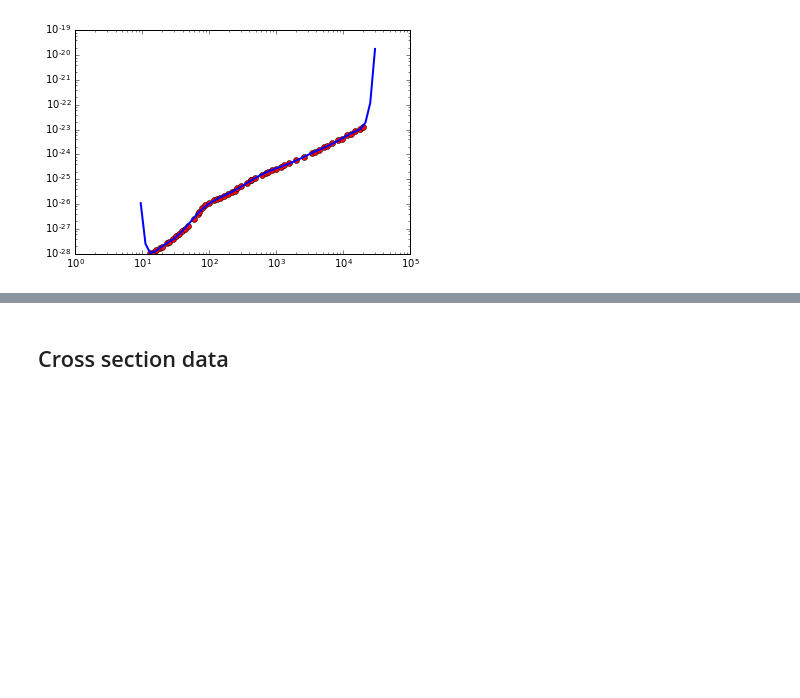
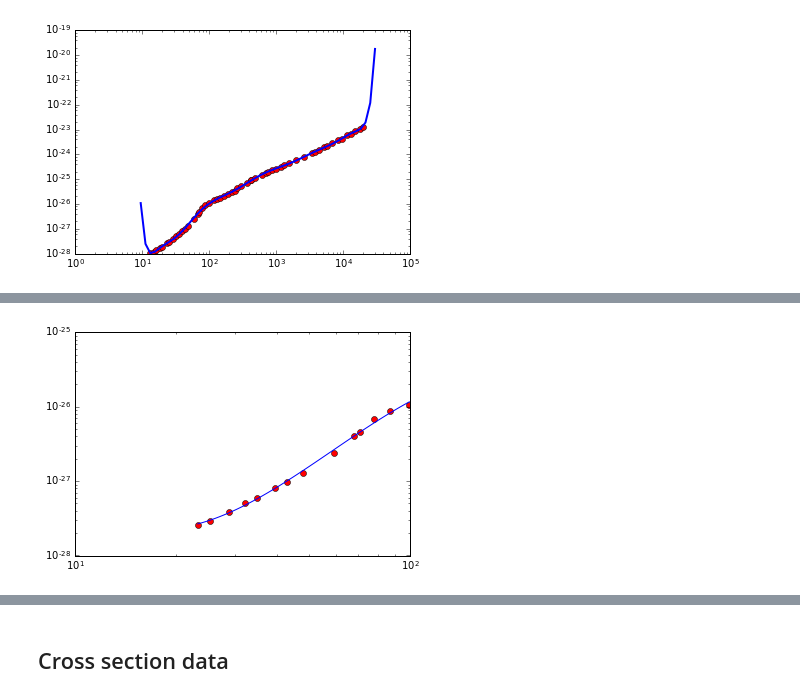
Before and after one commit to restrepo/straightfits, a Jupyter notebook: examples/example_multicurves.ipynb, the cells around one changed output, grey strips where cells are left out. Drawn from its saved outputs; the diff is of its cells as text; code cells hidden in the pictures; blank space fills up the shorter version.

```diff
--- a/examples/example_multicurves.ipynb
+++ b/examples/example_multicurves.ipynb
@@ -86,0 +93,4 @@ plt.loglog(xx,ID_MAX(xx),'b-',lw=2)
+# %%
+ams.add_curve(20,100,3)
+# %% [output]
+[figure, added]
```
Also changed, not shown: parts of 7 cells of this notebook, 2 other files.
